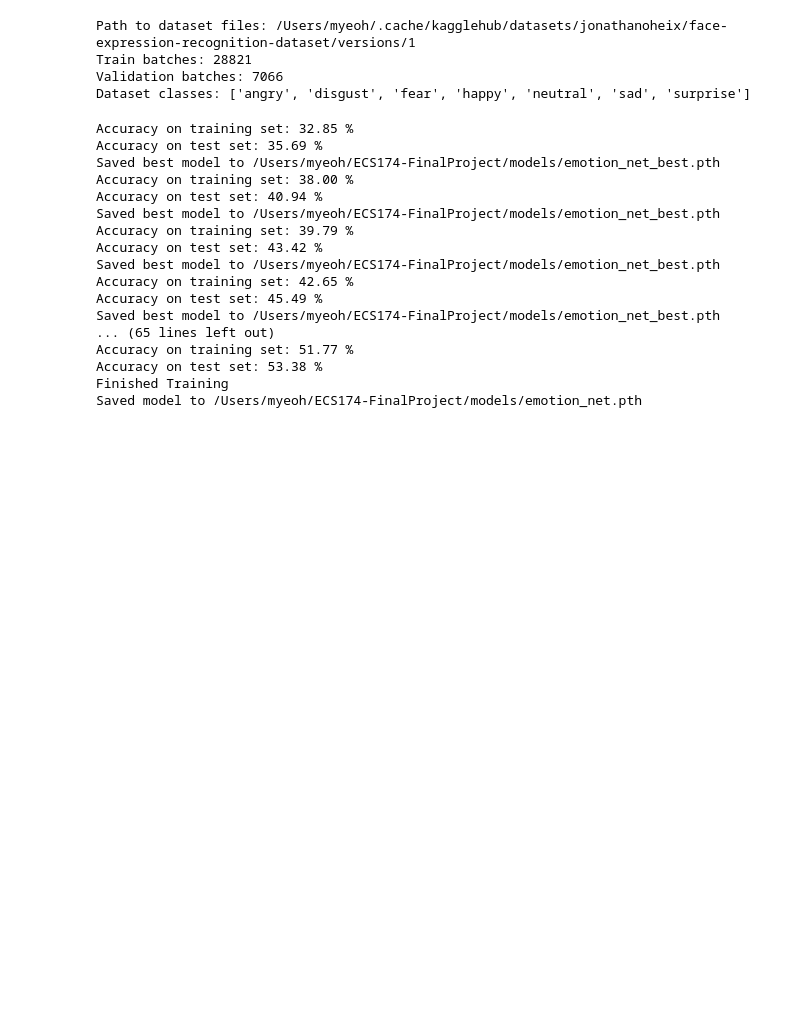
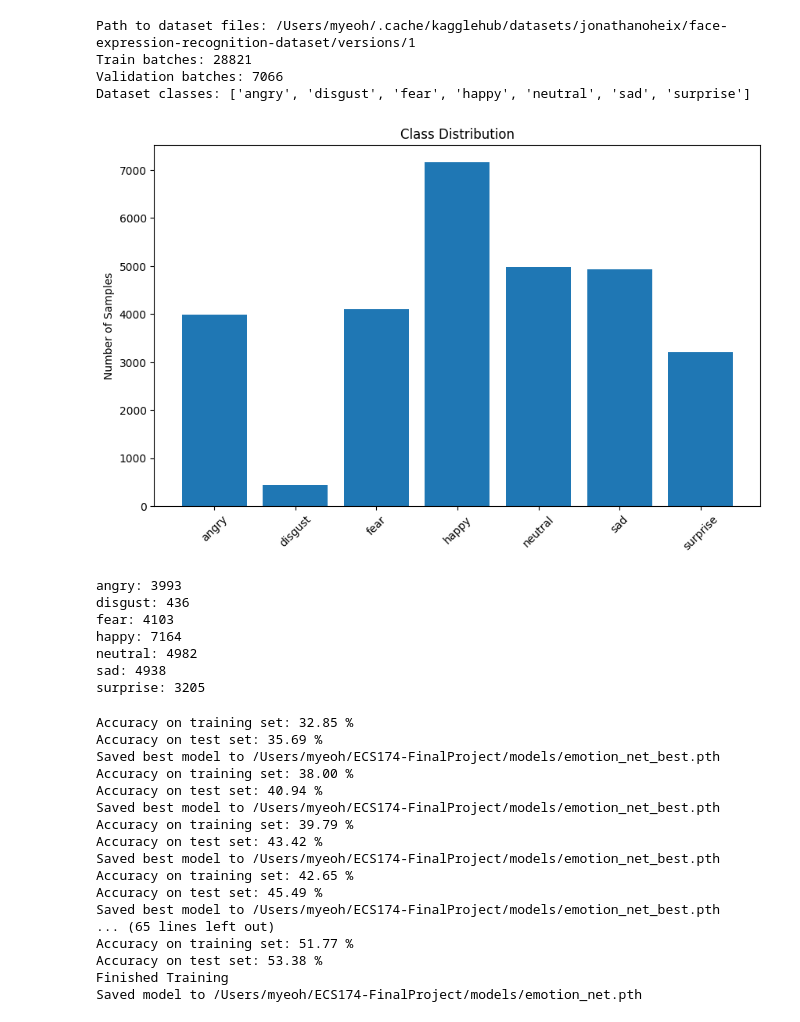
Before and after one commit to hadiafifah/ECS174-FinalProject, a Jupyter notebook: notebooks/baseline_training.ipynb, the cells around one changed output. Drawn from its saved outputs; the diff is of its cells as text; code cells hidden in the pictures; blank space fills up the shorter version.

Commit message:
graphed class imbalance

```diff
--- a/notebooks/baseline_training.ipynb
+++ b/notebooks/baseline_training.ipynb
@@ -19,6 +19,39 @@ Path to dataset files: /Users/myeoh/.cache/kagglehub/datasets/jonathanoheix/face
 Train batches: 28821
 Validation batches: 7066
 Dataset classes: ['angry', 'disgust', 'fear', 'happy', 'neutral', 'sad', 'surprise']
+# %%
+# Class Distribution
+from collections import Counter
+
+# Get class counts
+class_counts = Counter()
+for _, labels in train_data:
+    for label in labels:
+        class_counts[label.item()] += 1
+
+# Plot
+emotion_names = ['angry', 'disgust', 'fear', 'happy', 'neutral', 'sad', 'surprise']
+counts = [class_counts[i] for i in range(7)]
+
+plt.figure(figsize=(10, 6))
+plt.bar(emotion_names, counts)
+plt.title('Class Distribution')
+plt.ylabel('Number of Samples')
+plt.xticks(rotation=45)
+plt.show()
+
+# Print counts
+for emotion, count in zip(emotion_names, counts):
+    print(f"{emotion}: {count}")
+# %% [output]
+[figure, added]
+angry: 3993
+disgust: 436
+fear: 4103
+happy: 7164
+neutral: 4982
+sad: 4938
+surprise: 3205
 # %%
 import torch
 import torch.nn as nn
```
